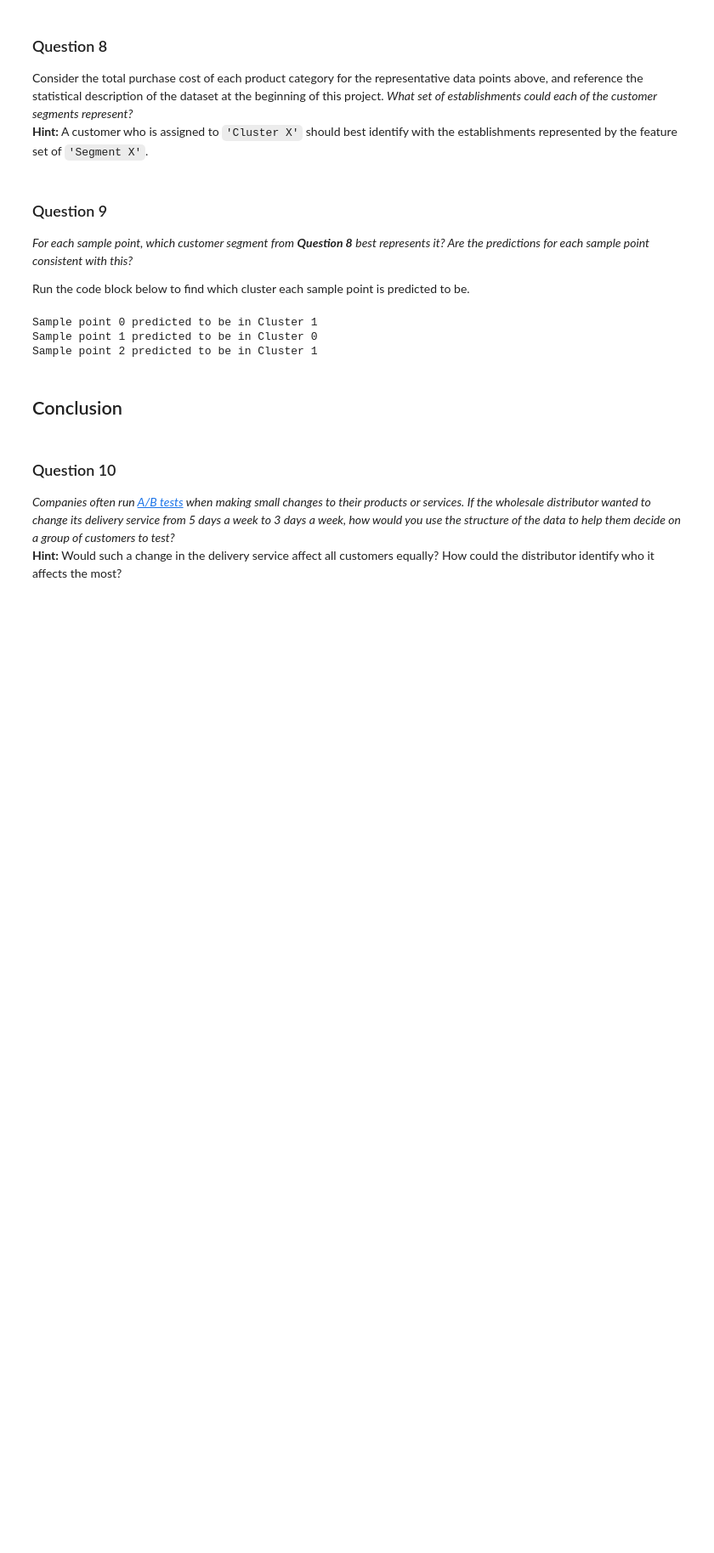
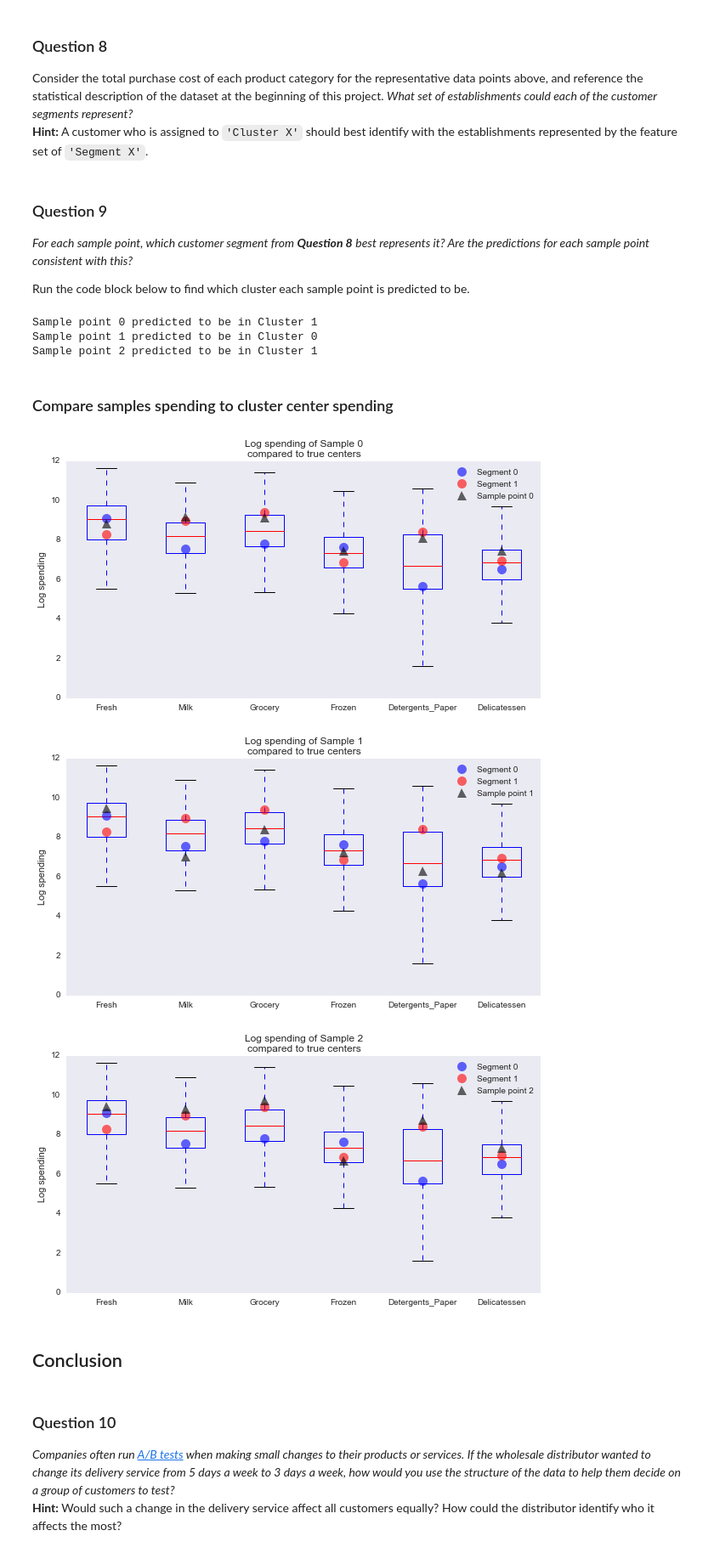
Before and after one commit to kcbighuge/p3-customer-segments, a Jupyter notebook: customer_segments_NEW.ipynb, the cells around one changed output. Shown at 85% size. Drawn from its saved outputs; the diff is of its cells as text; code cells hidden in the pictures; blank space fills up the shorter version.

```diff
--- a/customer_segments_NEW.ipynb
+++ b/customer_segments_NEW.ipynb
@@ -538,6 +542,37 @@ for i, pred in enumerate(sample_preds):
 Sample point 0 predicted to be in Cluster 1
 Sample point 1 predicted to be in Cluster 0
 Sample point 2 predicted to be in Cluster 1
+# %% [markdown]
+### Compare samples spending to cluster center spending
+# %%
+# boxplot for each sample point
+for idx in log_samples.index:
+
+    # boxplot of log spending
+    plt.figure(figsize=(10, 5))
+    plt.xticks(rotation=60, ha="right")
+    plt.title('Log spending of Sample {}\ncompared to true centers'.format(idx))
+    plt.xticks(ha="center")
+
+    ax = log_data.boxplot(column=list(data.columns), grid=False, return_type='axes')
+
+    # plot true centers points
+    #styles = ['bo', 'ro', 'yo', 'gs', 'k^']
+    styles = ['bo', 'ro']
+    for i in xrange(len(true_centers)):
+        # plot the true centers
+        ax.plot(np.arange(len(true_centers.columns))+1, np.log(true_centers).ix[i],
+                styles[i], alpha=0.6, markersize=11, label=true_centers.index[i])
+
+    # plot sample point
+    ax.plot(np.arange(len(log_samples.columns))+1, log_samples.iloc[idx],
+            'k^', alpha=0.6, markersize=11, label='Sample point {}'.format(idx))
+    ax.set_ylabel('Log spending')
+    ax.legend(loc=1);
+# %% [output]
+[figure, added]
+[figure, added]
+[figure, added]
 # %% [markdown]
 ## Conclusion
 # %% [markdown]
```
Also changed, not shown: parts of 8 cells of this notebook.
